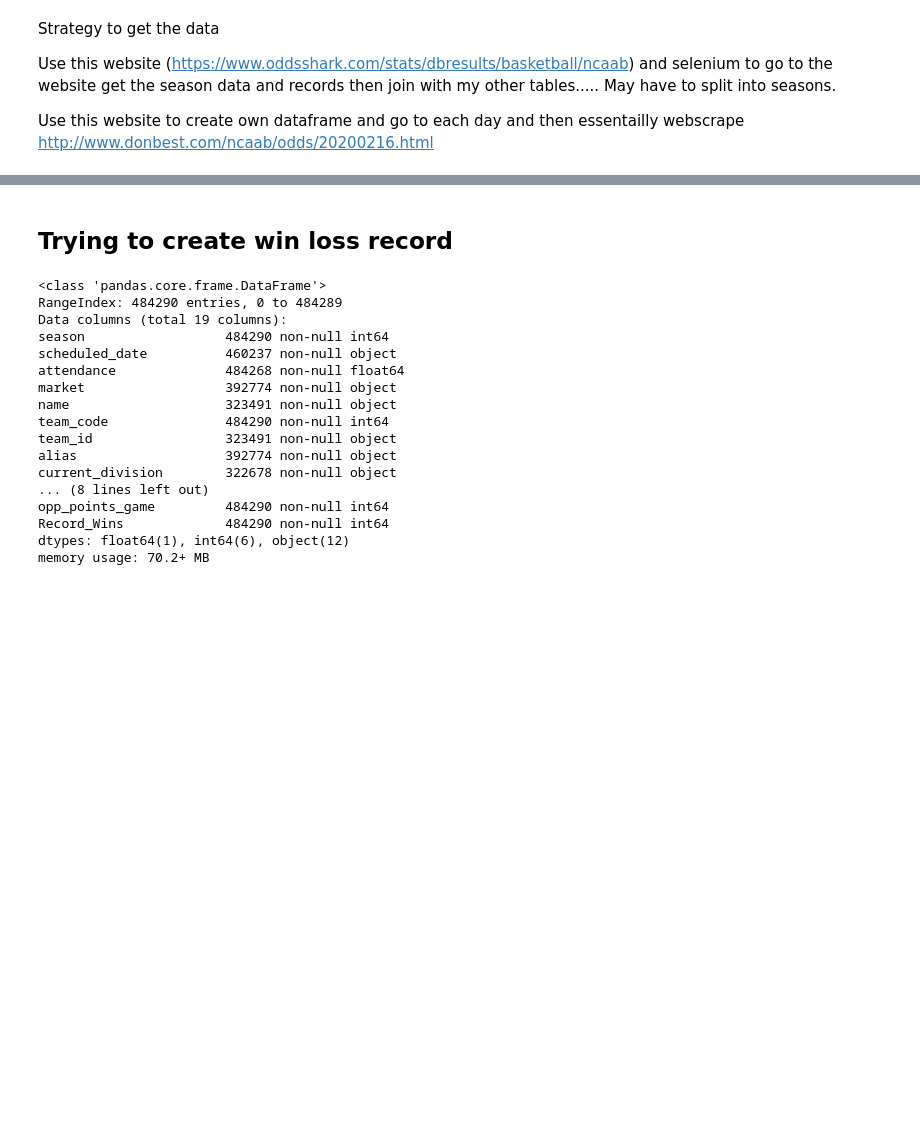
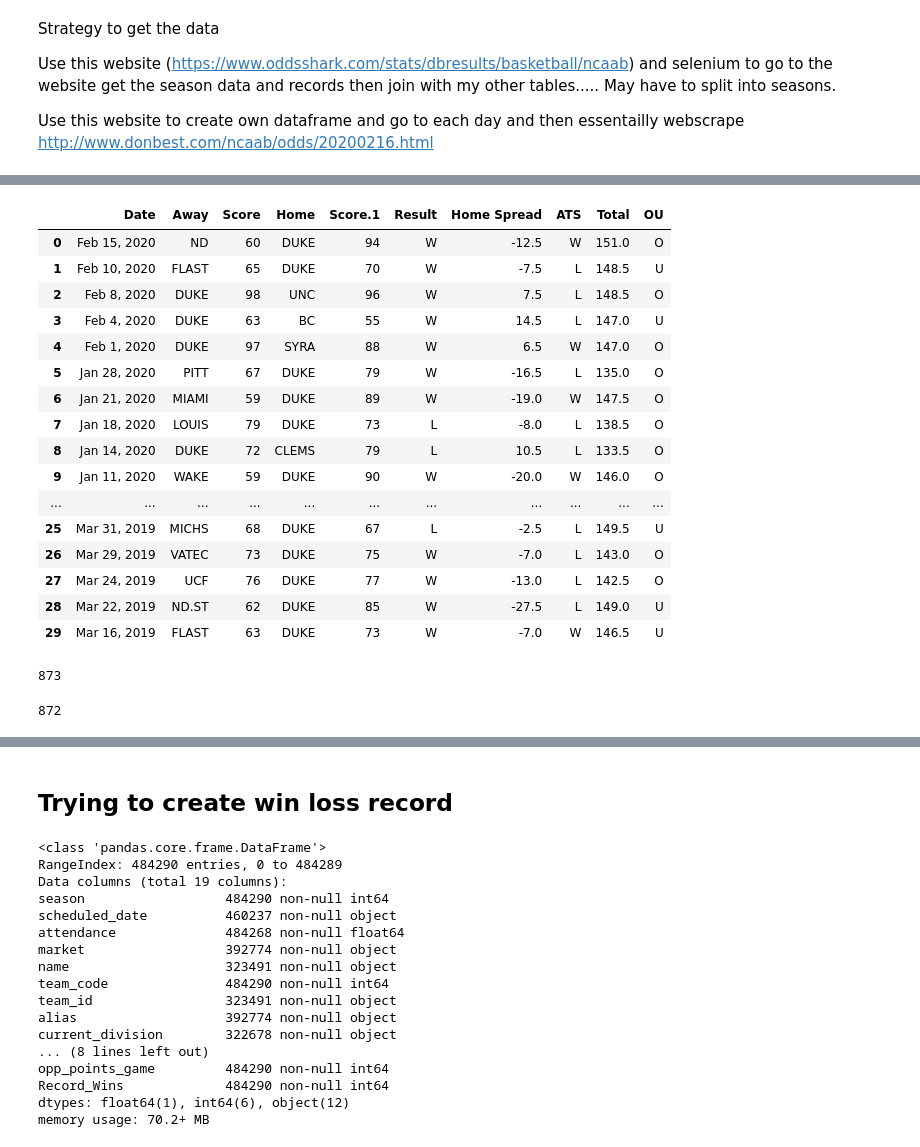
Before and after one commit to gabertooth/sportmodeling, a Jupyter notebook: College B-Ball .ipynb, the cells around one changed output, grey strips where cells are left out. Cells and saved outputs as stored; diff of their text form; code cells hidden in the pictures; blank space fills up the shorter version.

```diff
--- a/College B-Ball .ipynb
+++ b/College B-Ball .ipynb
@@ -105,0 +113,4 @@ Use this website to create own dataframe and go to each day and then essentailly
+# %%
+browser = webdriver.Chrome('/Users/gabrielblatstein/Desktop/PythonProjects/Expense/chromedriver 2')
+# driver = webdriver.Chrome(executable_path= r'/Users/GBLS/Desktop/ExpenseProject/chromedriver_win32 (1)/chromedriver.exe')
+browser.get('https://www.oddsshark.com/ncaab/database')
@@ -105,0 +159,22 @@ Use this website to create own dataframe and go to each day and then essentailly
+# %%
+bruh=pd.read_html(browser.page_source)
+# %%
+bruh[1]
+# %% [output]
+|  | Date | Away | Score | Home | Score.1 | Result | Home Spread | ATS | Total | OU |
+| 0 | Feb 15, 2020 | ND | 60 | DUKE | 94 | W | -12.5 | W | 151.0 | O |
+| 1 | Feb 10, 2020 | FLAST | 65 | DUKE | 70 | W | -7.5 | L | 148.5 | U |
+| 2 | Feb 8, 2020 | DUKE | 98 | UNC | 96 | W | 7.5 | L | 148.5 | O |
+| 3 | Feb 4, 2020 | DUKE | 63 | BC | 55 | W | 14.5 | L | 147.0 | U |
+| 4 | Feb 1, 2020 | DUKE | 97 | SYRA | 88 | W | 6.5 | W | 147.0 | O |
+| 5 | Jan 28, 2020 | PITT | 67 | DUKE | 79 | W | -16.5 | L | 135.0 | O |
+| 6 | Jan 21, 2020 | MIAMI | 59 | DUKE | 89 | W | -19.0 | W | 147.5 | O |
+| 7 | Jan 18, 2020 | LOUIS | 79 | DUKE | 73 | L | -8.0 | L | 138.5 | O |
+| 8 | Jan 14, 2020 | DUKE | 72 | CLEMS | 79 | L | 10.5 | L | 133.5 | O |
+| 9 | Jan 11, 2020 | WAKE | 59 | DUKE | 90 | W | -20.0 | W | 146.0 | O |
+| ... | ... | ... | ... | ... | ... | ... | ... | ... | ... | ... |
+| 25 | Mar 31, 2019 | MICHS | 68 | DUKE | 67 | L | -2.5 | L | 149.5 | U |
+| 26 | Mar 29, 2019 | VATEC | 73 | DUKE | 75 | W | -7.0 | L | 143.0 | O |
+| 27 | Mar 24, 2019 | UCF | 76 | DUKE | 77 | W | -13.0 | L | 142.5 | O |
+| 28 | Mar 22, 2019 | ND.ST | 62 | DUKE | 85 | W | -27.5 | L | 149.0 | U |
+| 29 | Mar 16, 2019 | FLAST | 63 | DUKE | 73 | W | -7.0 | W | 146.5 | U |
@@ -105,0 +185,4 @@ Use this website to create own dataframe and go to each day and then essentailly
+# %%
+len(list_colleges)
+# %% [output]
+873
@@ -105,0 +191,4 @@ Use this website to create own dataframe and go to each day and then essentailly
+# %%
+len(cleanedList)
+# %% [output]
+872
```
Also changed, not shown: parts of 26 cells of this notebook, 8 other files.
